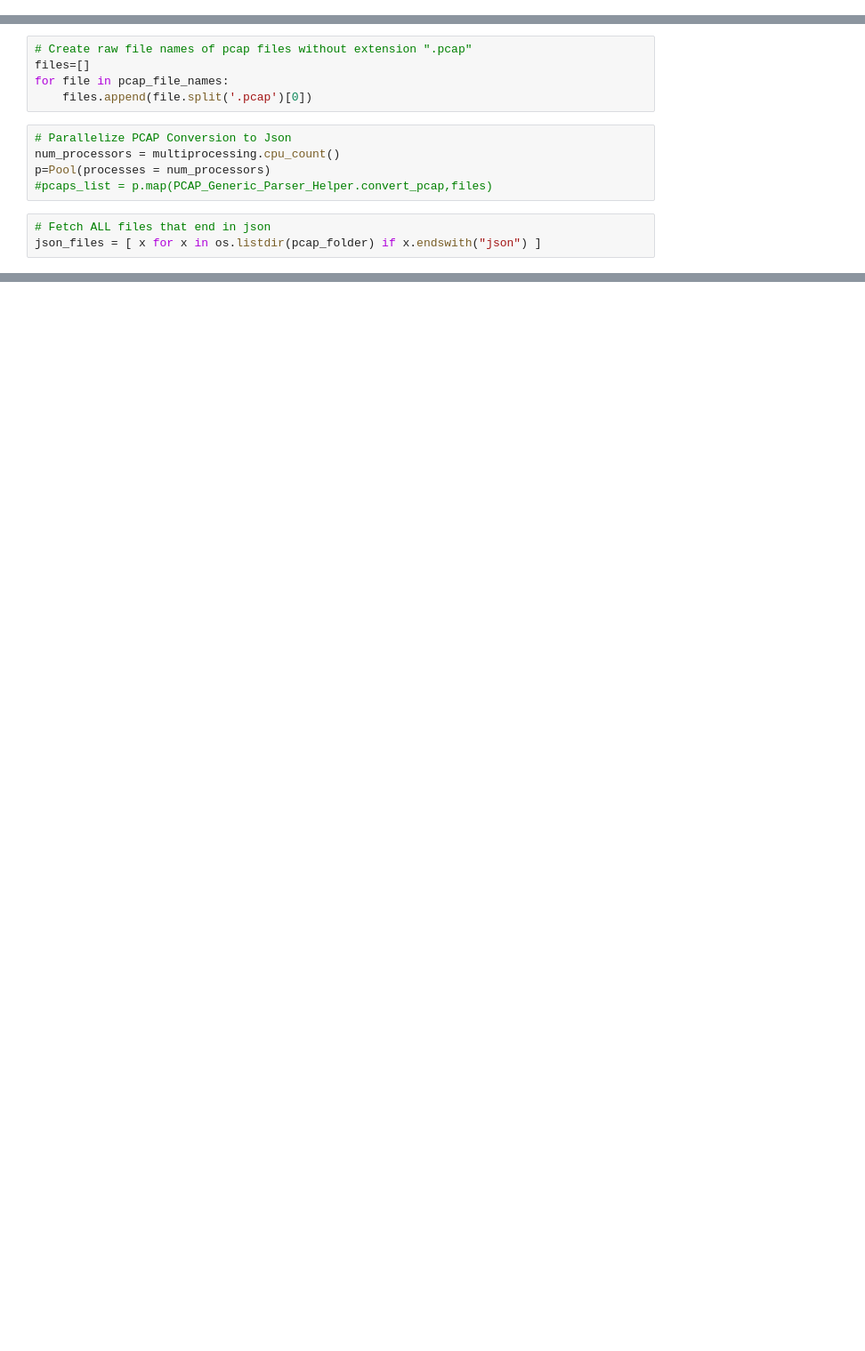
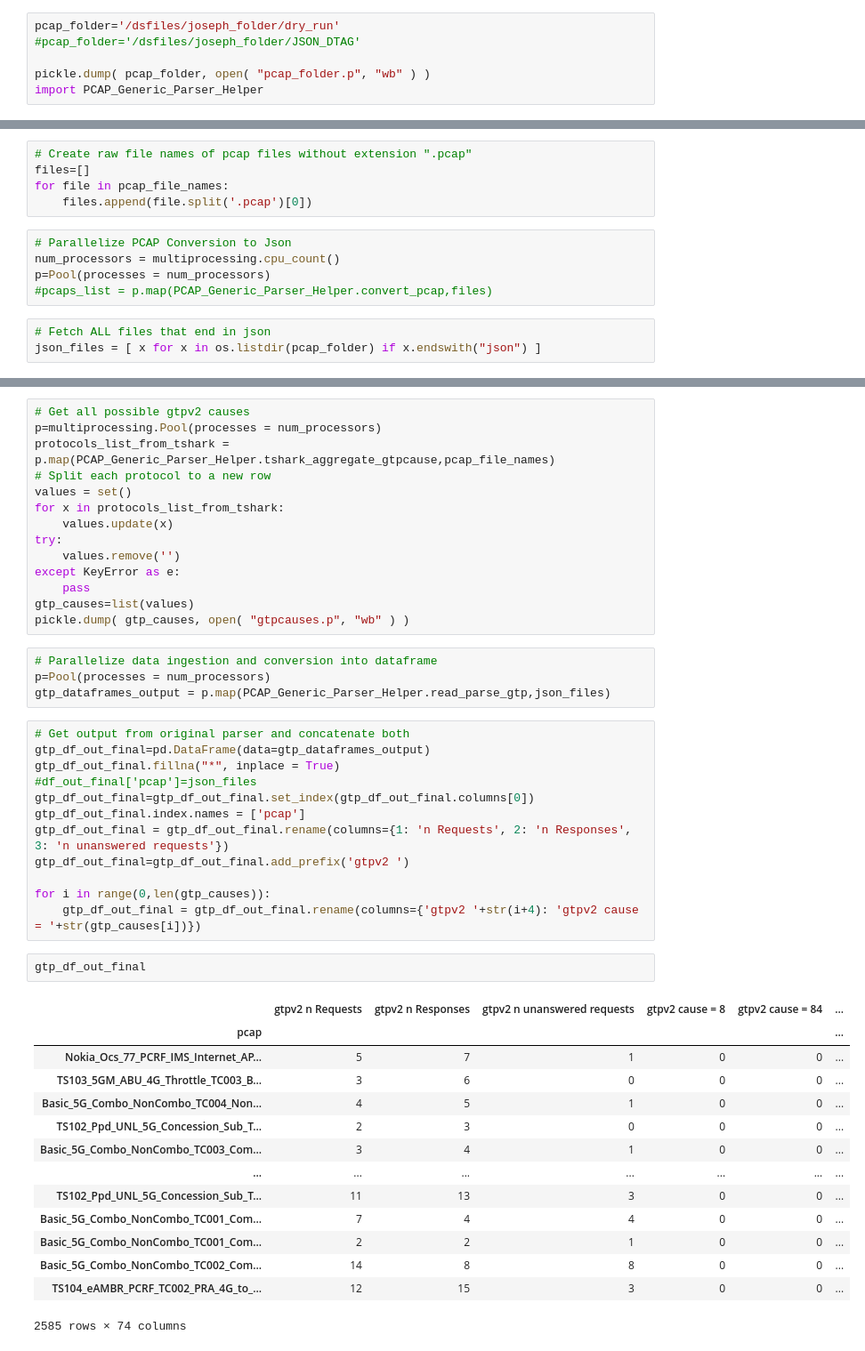
Before and after one commit to b-yond-infinite-network/ds-generic-parser, a Jupyter notebook: Generic Parser Only.ipynb, the cells around one changed output, grey strips where cells are left out. Shown at 89% size. Saved outputs shown, nothing was run; the diff lists cells and outputs as text; blank space fills up the shorter version.

Commit message:
Added gtpv2 and diameter parser

```diff
--- a/Generic Parser Only.ipynb
+++ b/Generic Parser Only.ipynb
@@ -12,3 +14,9 @@ pcap_folder='50 pcaps'
+# %%
+pcap_folder='/dsfiles/joseph_folder/dry_run'
+#pcap_folder='/dsfiles/joseph_folder/JSON_DTAG'
+
+pickle.dump( pcap_folder, open( "pcap_folder.p", "wb" ) )
+import PCAP_Generic_Parser_Helper
 # %%
 num_processors = multiprocessing.cpu_count()
 # %%
@@ -66 +79,48 @@ df_out_final
+# %%
+# Get all possible gtpv2 causes
+p=multiprocessing.Pool(processes = num_processors)
+protocols_list_from_tshark = p.map(PCAP_Generic_Parser_Helper.tshark_aggregate_gtpcause,pcap_file_names)
+# Split each protocol to a new row
+values = set()
+for x in protocols_list_from_tshark:
+    values.update(x)
+try:
+    values.remove('')
+except KeyError as e:
+    pass
+gtp_causes=list(values)
+pickle.dump( gtp_causes, open( "gtpcauses.p", "wb" ) )
+# %%
+# Parallelize data ingestion and conversion into dataframe
+p=Pool(processes = num_processors)
+gtp_dataframes_output = p.map(PCAP_Generic_Parser_Helper.read_parse_gtp,json_files)
+# %%
+# Get output from original parser and concatenate both
+gtp_df_out_final=pd.DataFrame(data=gtp_dataframes_output)
+gtp_df_out_final.fillna("*", inplace = True)
+#df_out_final['pcap']=json_files
+gtp_df_out_final=gtp_df_out_final.set_index(gtp_df_out_final.columns[0])
+gtp_df_out_final.index.names = ['pcap']
+gtp_df_out_final = gtp_df_out_final.rename(columns={1: 'n Requests', 2: 'n Responses', 3: 'n unanswered requests'})
+gtp_df_out_final=gtp_df_out_final.add_prefix('gtpv2 ')
+
+for i in range(0,len(gtp_causes)):
+    gtp_df_out_final = gtp_df_out_final.rename(columns={'gtpv2 '+str(i+4): 'gtpv2 cause = '+str(gtp_causes[i])})
+# %%
+gtp_df_out_final
+# %% [output]
+|  | gtpv2 n Requests | gtpv2 n Responses | gtpv2 n unanswered requests | gtpv2 cause = 8 | gtpv2 cause = 84 | ... |
+| pcap |  |  |  |  |  | ... |
+| Nokia_Ocs_77_PCRF_IMS_Internet_AP... | 5 | 7 | 1 | 0 | 0 | ... |
+| TS103_5GM_ABU_4G_Throttle_TC003_B... | 3 | 6 | 0 | 0 | 0 | ... |
+| Basic_5G_Combo_NonCombo_TC004_Non... | 4 | 5 | 1 | 0 | 0 | ... |
+| TS102_Ppd_UNL_5G_Concession_Sub_T... | 2 | 3 | 0 | 0 | 0 | ... |
+| Basic_5G_Combo_NonCombo_TC003_Com... | 3 | 4 | 1 | 0 | 0 | ... |
+| ... | ... | ... | ... | ... | ... | ... |
+| TS102_Ppd_UNL_5G_Concession_Sub_T... | 11 | 13 | 3 | 0 | 0 | ... |
+| Basic_5G_Combo_NonCombo_TC001_Com... | 7 | 4 | 4 | 0 | 0 | ... |
+| Basic_5G_Combo_NonCombo_TC001_Com... | 2 | 2 | 1 | 0 | 0 | ... |
+| Basic_5G_Combo_NonCombo_TC002_Com... | 14 | 8 | 8 | 0 | 0 | ... |
+| TS104_eAMBR_PCRF_TC002_PRA_4G_to_... | 12 | 15 | 3 | 0 | 0 | ... |
+2585 rows × 74 columns
 # %%
```
Also changed, not shown: parts of 21 cells of this notebook, 3 other files.
